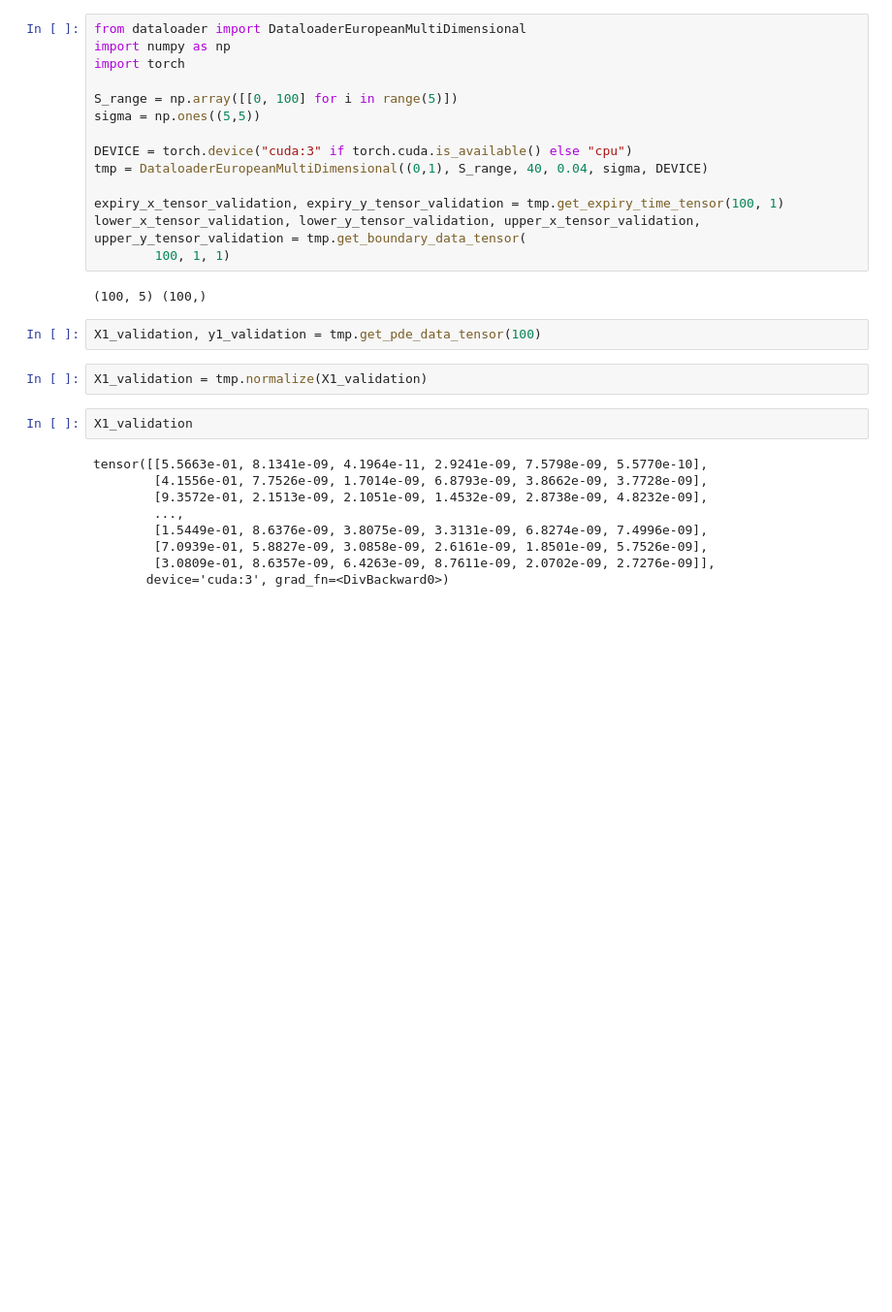
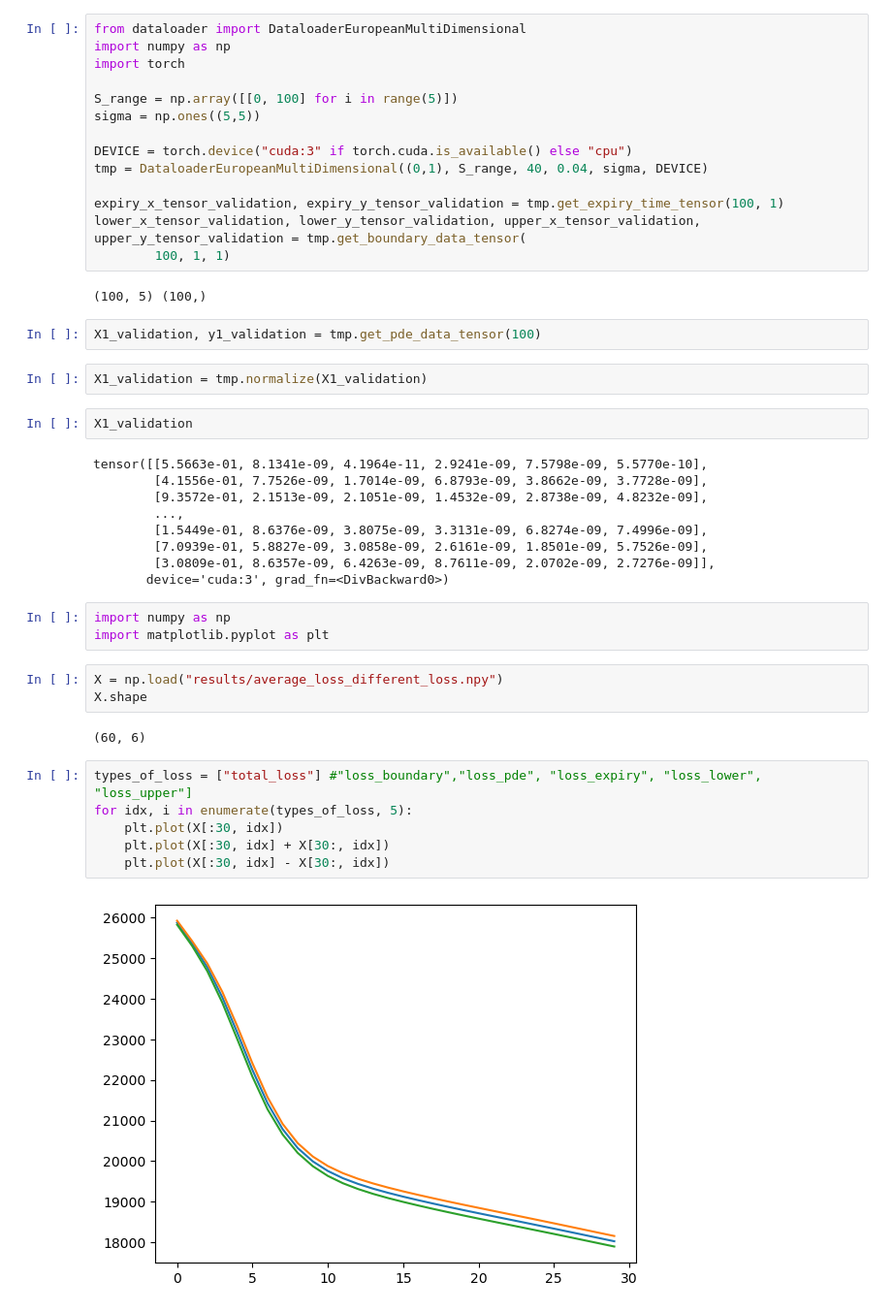
Before and after one commit to SigurdHuse/master_project, a Jupyter notebook: test.ipynb, the cells around one changed output. Shown at 97% size. Saved outputs shown, nothing was run; the diff lists cells and outputs as text; blank space fills up the shorter version.

```diff
--- a/test.ipynb
+++ b/test.ipynb
@@ -136,3 +138,19 @@ tensor([[5.5663e-01, 8.1341e-09, 4.1964e-11, 2.9241e-09, 7.5798e-09, 5.5770e-10]
         [7.0939e-01, 5.8827e-09, 3.0858e-09, 2.6161e-09, 1.8501e-09, 5.7526e-09],
         [3.0809e-01, 8.6357e-09, 6.4263e-09, 8.7611e-09, 2.0702e-09, 2.7276e-09]],
        device='cuda:3', grad_fn=<DivBackward0>)
+# %%
+import numpy as np
+import matplotlib.pyplot as plt
+# %%
+X = np.load("results/average_loss_different_loss.npy")
+X.shape
+# %% [output]
+(60, 6)
+# %%
+types_of_loss = ["total_loss"] #"loss_boundary","loss_pde", "loss_expiry", "loss_lower", "loss_upper"]
+for idx, i in enumerate(types_of_loss, 5):
+    plt.plot(X[:30, idx])
+    plt.plot(X[:30, idx] + X[30:, idx])
+    plt.plot(X[:30, idx] - X[30:, idx])
+# %% [output]
+[figure, added]
```
Also changed, not shown: parts of 1 cell of this notebook, 32 other files.
